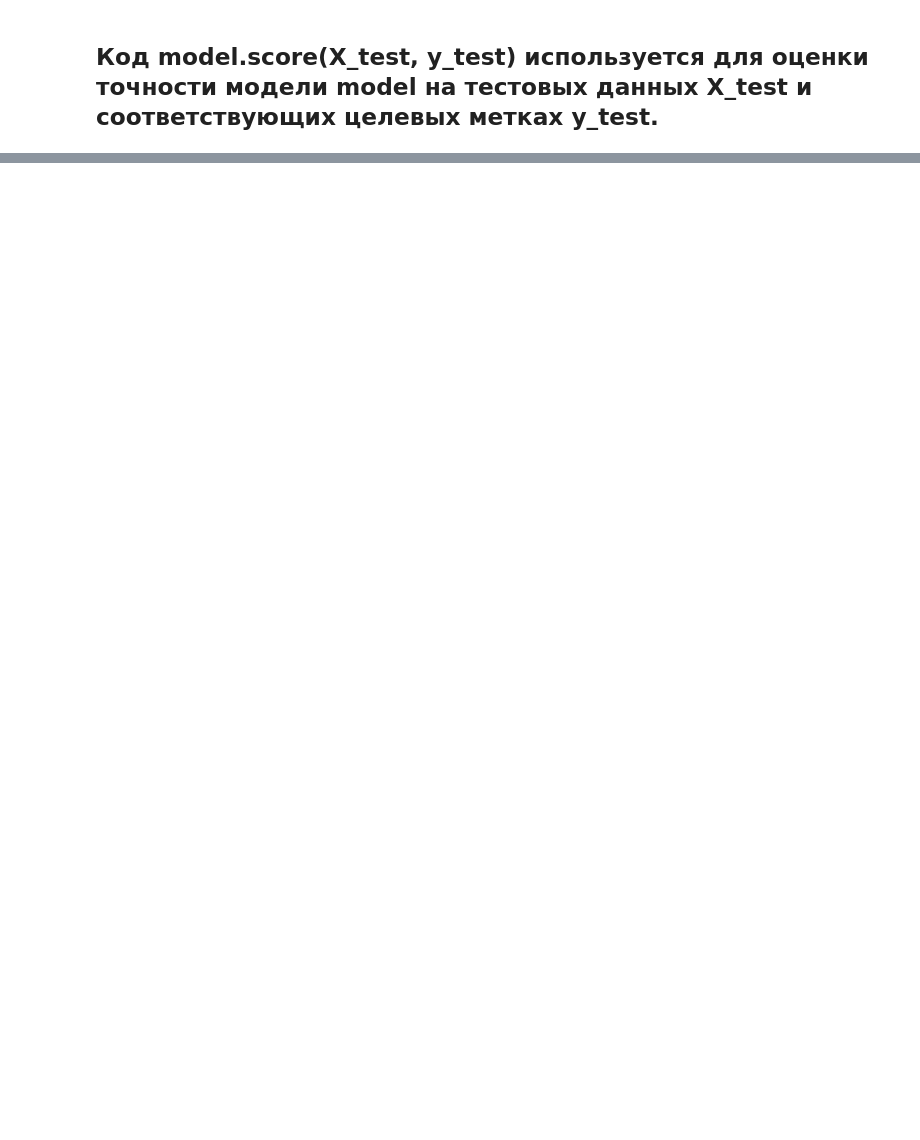
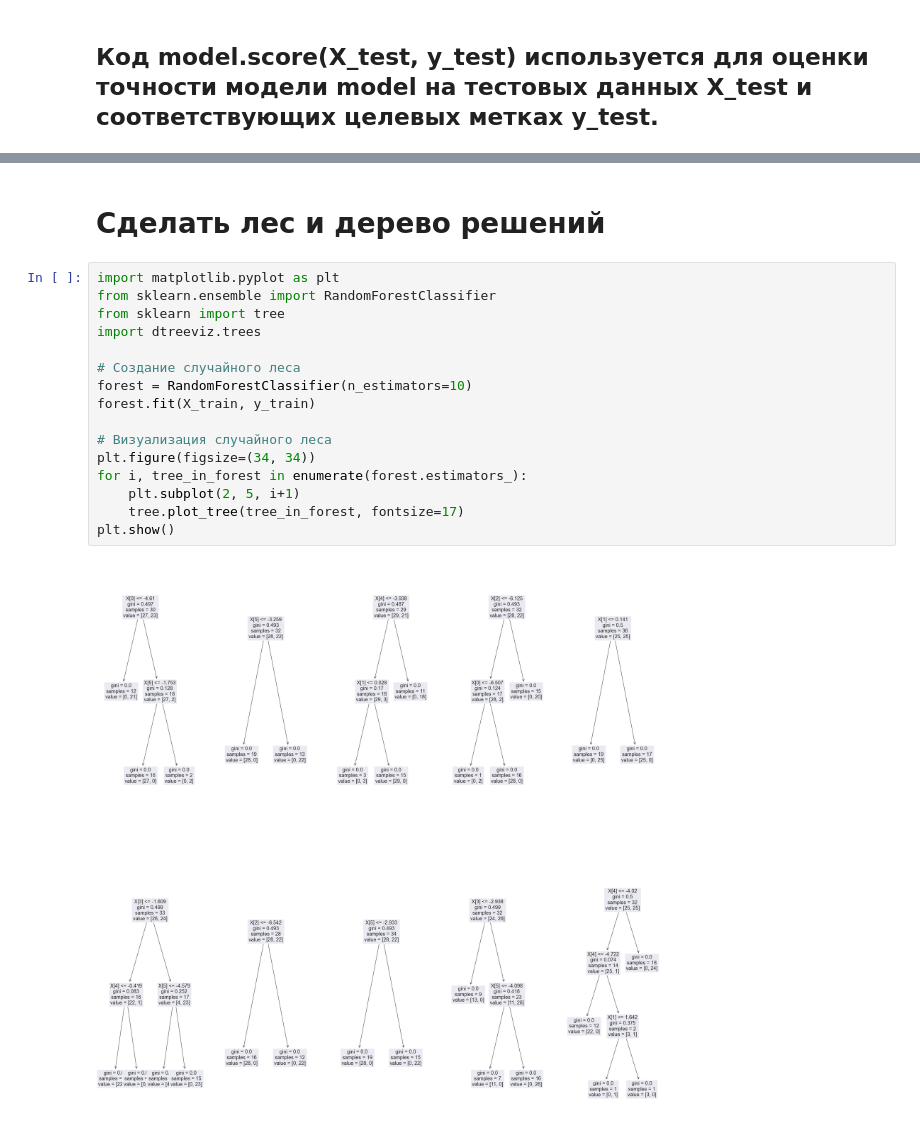
Before and after one commit to malinatrash/Data-Analytics, a Jupyter notebook: lab5/task.ipynb, the cells around one changed output, grey strips where cells are left out. Drawn from its saved outputs; the diff is of its cells as text; blank space fills up the shorter version.

```diff
--- a/lab5/task.ipynb
+++ b/lab5/task.ipynb
@@ -148,0 +150,20 @@ Accuracy: 0.98
+# %% [markdown]
+# Сделать лес и дерево решений
+# %%
+import matplotlib.pyplot as plt
+from sklearn.ensemble import RandomForestClassifier
+from sklearn import tree
+import dtreeviz.trees
+
+# Создание случайного леса
+forest = RandomForestClassifier(n_estimators=10)
+forest.fit(X_train, y_train)
+
+# Визуализация случайного леса
+plt.figure(figsize=(34, 34))
+for i, tree_in_forest in enumerate(forest.estimators_):
+    plt.subplot(2, 5, i+1)
+    tree.plot_tree(tree_in_forest, fontsize=17)
+plt.show()
+# %% [output]
+[figure, added]
```
Also changed, not shown: parts of 24 cells of this notebook, 1 other file.
